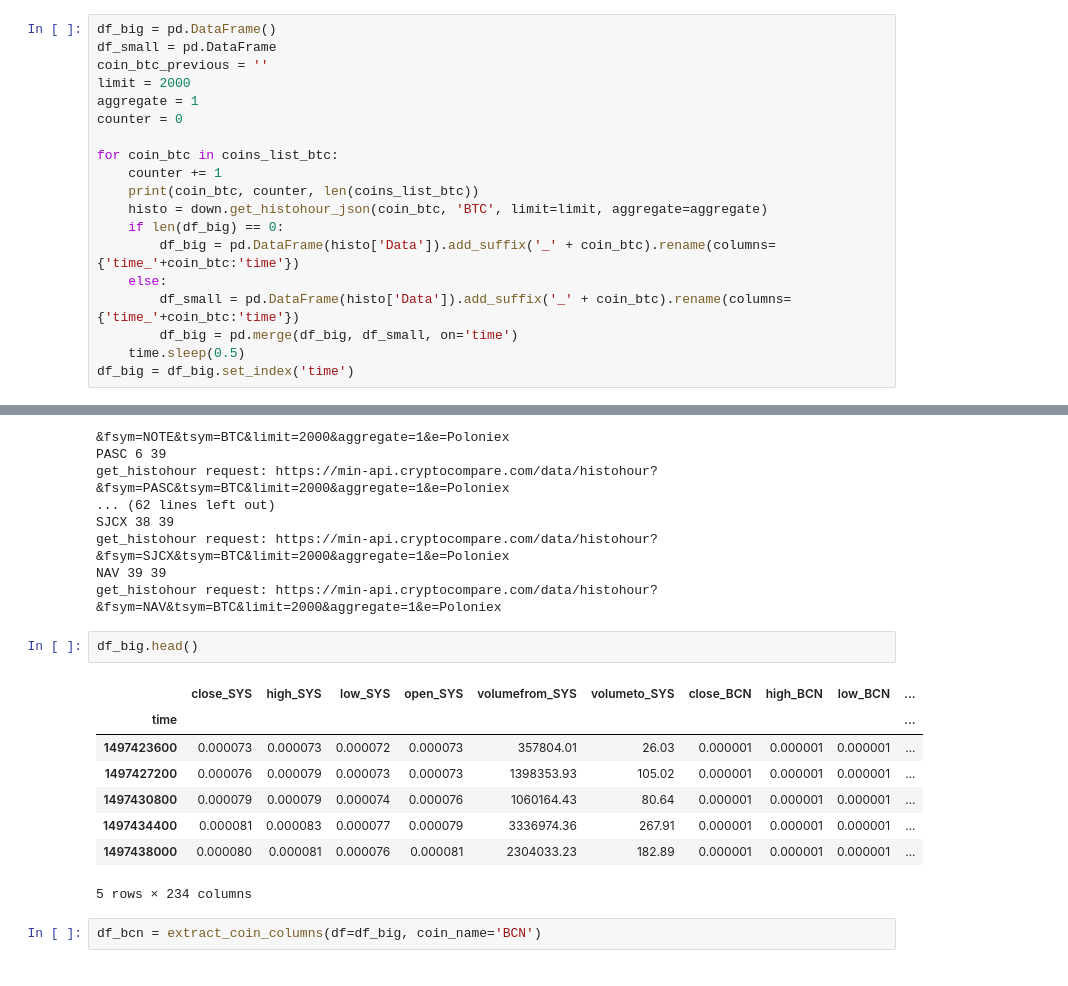
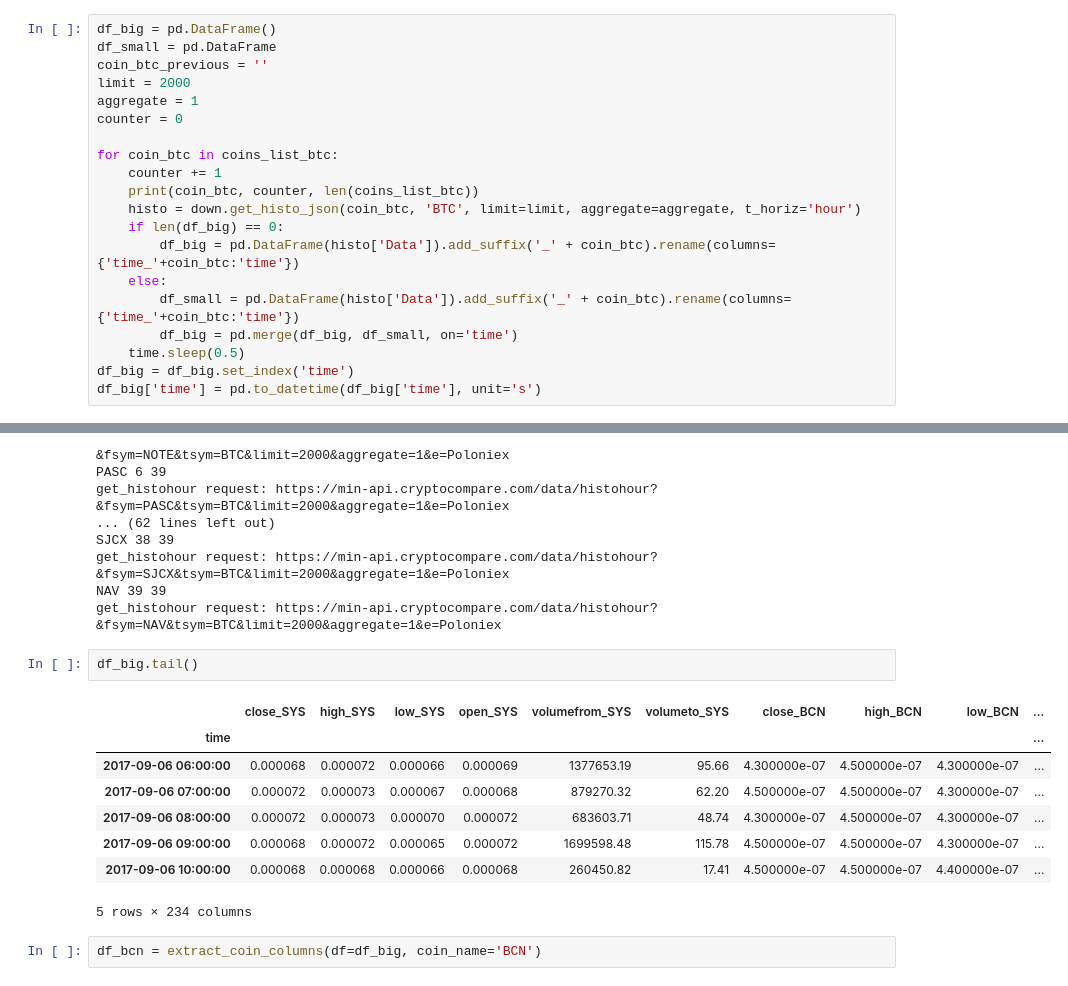
Before and after one commit to SupermanAdam007/Crypto_history_funn, a Jupyter notebook: Crypto_history_funn.ipynb, the cells around one changed output, grey strips where cells are left out. Drawn from its saved outputs; the diff is of its cells as text.

```diff
--- a/Crypto_history_funn.ipynb
+++ b/Crypto_history_funn.ipynb
@@ -38,7 +39,7 @@ counter = 0
 for coin_btc in coins_list_btc:
     counter += 1
     print(coin_btc, counter, len(coins_list_btc))
-    histo = down.get_histohour_json(coin_btc, 'BTC', limit=limit, aggregate=aggregate)
+    histo = down.get_histo_json(coin_btc, 'BTC', limit=limit, aggregate=aggregate, t_horiz='hour')
     if len(df_big) == 0:
         df_big = pd.DataFrame(histo['Data']).add_suffix('_' + coin_btc).rename(columns={'time_'+coin_btc:'time'})
     else:
@@ -46,6 +47,7 @@ for coin_btc in coins_list_btc:
         df_big = pd.merge(df_big, df_small, on='time')
     time.sleep(0.5)
 df_big = df_big.set_index('time')
+df_big['time'] = pd.to_datetime(df_big['time'], unit='s')
 # %% [output]
 SYS 1 39
 get_histohour request: https://min-api.cryptocompare.com/data/histohour?&fsym=SYS&tsym=BTC&limit=2000&aggregate=1&e=Poloniex
@@ -65,15 +67,15 @@ get_histohour request: https://min-api.cryptocompare.com/data/histohour?&fsym=SJ
 NAV 39 39
 get_histohour request: https://min-api.cryptocompare.com/data/histohour?&fsym=NAV&tsym=BTC&limit=2000&aggregate=1&e=Poloniex
 # %%
-df_big.head()
+df_big.tail()
 # %% [output]
 |  | close_SYS | high_SYS | low_SYS | open_SYS | volumefrom_SYS | volumeto_SYS | close_BCN | high_BCN | low_BCN | ... |
 | time |  |  |  |  |  |  |  |  |  | ... |
-| 1497423600 | 0.000073 | 0.000073 | 0.000072 | 0.000073 | 357804.01 | 26.03 | 0.000001 | 0.000001 | 0.000001 | ... |
-| 1497427200 | 0.000076 | 0.000079 | 0.000073 | 0.000073 | 1398353.93 | 105.02 | 0.000001 | 0.000001 | 0.000001 | ... |
-| 1497430800 | 0.000079 | 0.000079 | 0.000074 | 0.000076 | 1060164.43 | 80.64 | 0.000001 | 0.000001 | 0.000001 | ... |
-| 1497434400 | 0.000081 | 0.000083 | 0.000077 | 0.000079 | 3336974.36 | 267.91 | 0.000001 | 0.000001 | 0.000001 | ... |
-| 1497438000 | 0.000080 | 0.000081 | 0.000076 | 0.000081 | 2304033.23 | 182.89 | 0.000001 | 0.000001 | 0.000001 | ... |
+| 2017-09-06 06:00:00 | 0.000068 | 0.000072 | 0.000066 | 0.000069 | 1377653.19 | 95.66 | 4.300000e-07 | 4.500000e-07 | 4.300000e-07 | ... |
+| 2017-09-06 07:00:00 | 0.000072 | 0.000073 | 0.000067 | 0.000068 | 879270.32 | 62.20 | 4.500000e-07 | 4.500000e-07 | 4.300000e-07 | ... |
+| 2017-09-06 08:00:00 | 0.000072 | 0.000073 | 0.000070 | 0.000072 | 683603.71 | 48.74 | 4.300000e-07 | 4.500000e-07 | 4.300000e-07 | ... |
+| 2017-09-06 09:00:00 | 0.000068 | 0.000072 | 0.000065 | 0.000072 | 1699598.48 | 115.78 | 4.500000e-07 | 4.500000e-07 | 4.300000e-07 | ... |
+| 2017-09-06 10:00:00 | 0.000068 | 0.000068 | 0.000066 | 0.000068 | 260450.82 | 17.41 | 4.500000e-07 | 4.500000e-07 | 4.400000e-07 | ... |
 5 rows × 234 columns
 # %%
 df_bcn = extract_coin_columns(df=df_big, coin_name='BCN')
```
Also changed, not shown: parts of 6 cells of this notebook, 1 other file.
